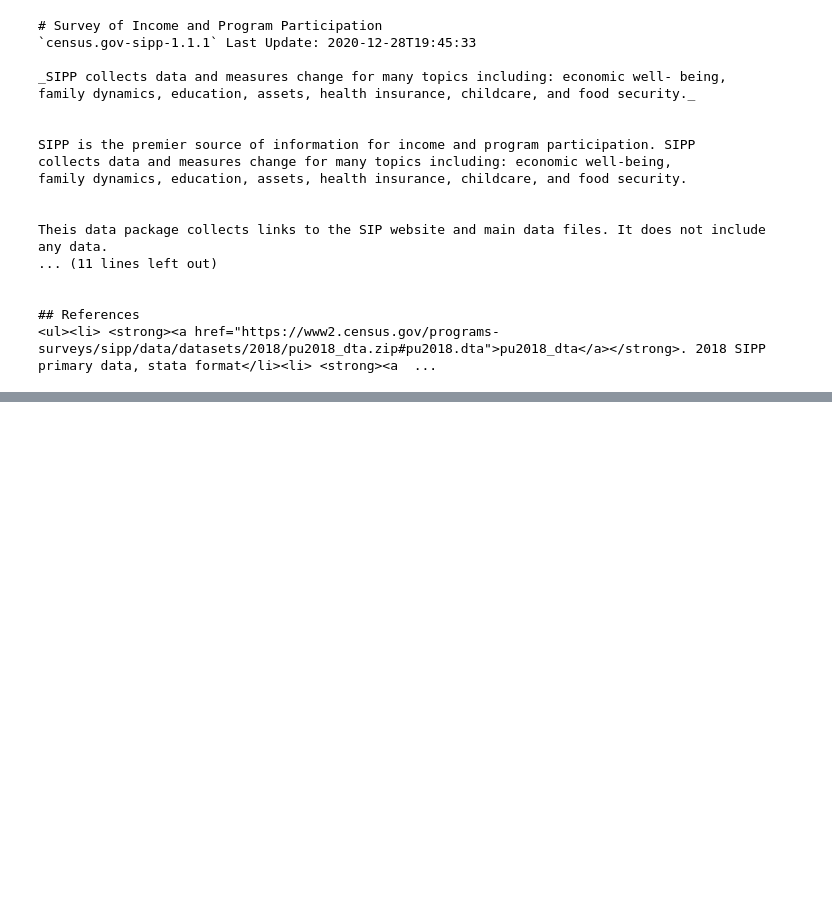
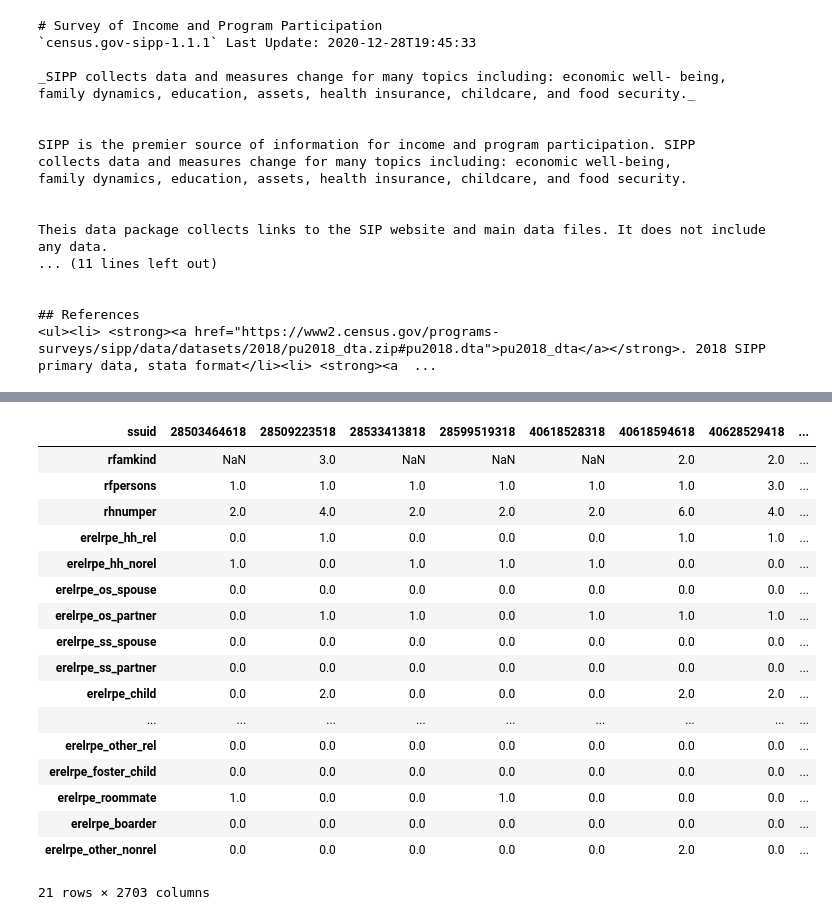
Before and after one commit to metatab-packages/census.gov-sipp-inequality, a Jupyter notebook: notebooks/Extract.ipynb, the cells around one changed output, grey strips where cells are left out. Cells and saved outputs as stored; diff of their text form; code cells hidden in the pictures; blank space fills up the shorter version.

```diff
--- a/notebooks/Extract.ipynb
+++ b/notebooks/Extract.ipynb
@@ -254,0 +431,14 @@ file:///Users/eric/proj/data-projects/metatab-packages/inequality-collection/sta
+# %%
+cols = ['ssuid','wpfinwgt', 'rfamkind', 'rfpersons', 'rhnumper']
+
+erelrpe_cols = ['erelrpe_'+e for e in erel_map.values()]
+
+t = df[df.monthcode==12][ cols +['erelrpe']].copy()
+
+t['erelrpe'] = t.erelrpe.replace(erel_map)
+t = pd.get_dummies(t, columns = ['erelrpe'])
+
+# Reorder the erelrpe to be in the same order as the map.
+t = t[cols + erelrpe_cols]
+
+t.head().T
@@ -254,0 +463,33 @@ file:///Users/eric/proj/data-projects/metatab-packages/inequality-collection/sta
+# %%
+agg_map = {
+    'rfamkind': 'first',
+    'rfpersons': 'first',
+    'rhnumper': 'first'
+}
+
+
+for c in erelrpe_cols:
+    agg_map[c] = 'sum'
+
+x = t[t.rfpersons != t.rhnumper].groupby('ssuid').aggregate(agg_map)
+
+x.T
+# %% [output]
+| ssuid | 28503464618 | 28509223518 | 28533413818 | 28599519318 | 40618528318 | 40618594618 | 40628529418 | ... |
+| rfamkind | NaN | 3.0 | NaN | NaN | NaN | 2.0 | 2.0 | ... |
+| rfpersons | 1.0 | 1.0 | 1.0 | 1.0 | 1.0 | 1.0 | 3.0 | ... |
+| rhnumper | 2.0 | 4.0 | 2.0 | 2.0 | 2.0 | 6.0 | 4.0 | ... |
+| erelrpe_hh_rel | 0.0 | 1.0 | 0.0 | 0.0 | 0.0 | 1.0 | 1.0 | ... |
+| erelrpe_hh_norel | 1.0 | 0.0 | 1.0 | 1.0 | 1.0 | 0.0 | 0.0 | ... |
+| erelrpe_os_spouse | 0.0 | 0.0 | 0.0 | 0.0 | 0.0 | 0.0 | 0.0 | ... |
+| erelrpe_os_partner | 0.0 | 1.0 | 1.0 | 0.0 | 1.0 | 1.0 | 1.0 | ... |
+| erelrpe_ss_spouse | 0.0 | 0.0 | 0.0 | 0.0 | 0.0 | 0.0 | 0.0 | ... |
+| erelrpe_ss_partner | 0.0 | 0.0 | 0.0 | 0.0 | 0.0 | 0.0 | 0.0 | ... |
+| erelrpe_child | 0.0 | 2.0 | 0.0 | 0.0 | 0.0 | 2.0 | 2.0 | ... |
+| ... | ... | ... | ... | ... | ... | ... | ... | ... |
+| erelrpe_other_rel | 0.0 | 0.0 | 0.0 | 0.0 | 0.0 | 0.0 | 0.0 | ... |
+| erelrpe_foster_child | 0.0 | 0.0 | 0.0 | 0.0 | 0.0 | 0.0 | 0.0 | ... |
+| erelrpe_roommate | 1.0 | 0.0 | 0.0 | 1.0 | 0.0 | 0.0 | 0.0 | ... |
+| erelrpe_boarder | 0.0 | 0.0 | 0.0 | 0.0 | 0.0 | 0.0 | 0.0 | ... |
+| erelrpe_other_nonrel | 0.0 | 0.0 | 0.0 | 0.0 | 0.0 | 2.0 | 0.0 | ... |
+21 rows × 2703 columns
```
Also changed, not shown: parts of 11 cells of this notebook, 1 other file.
